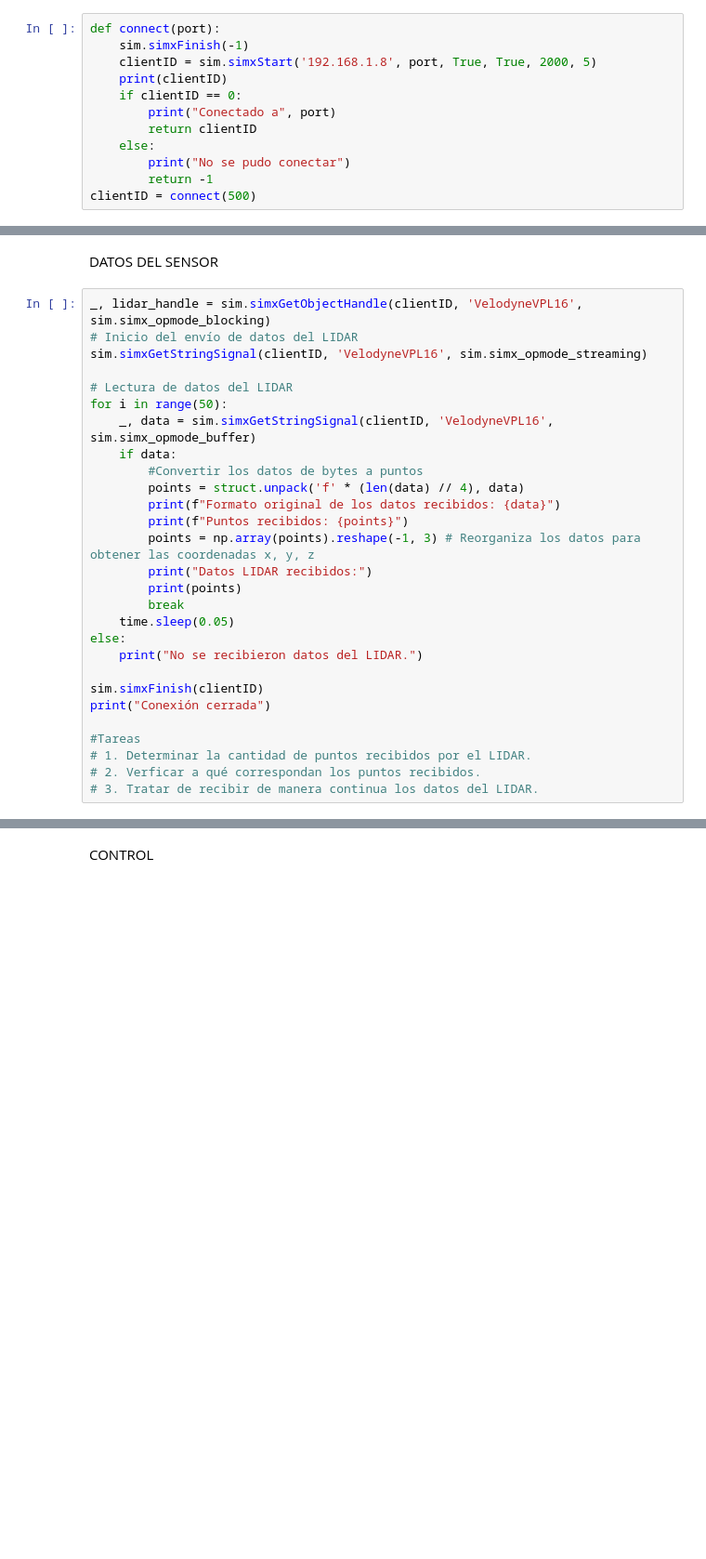
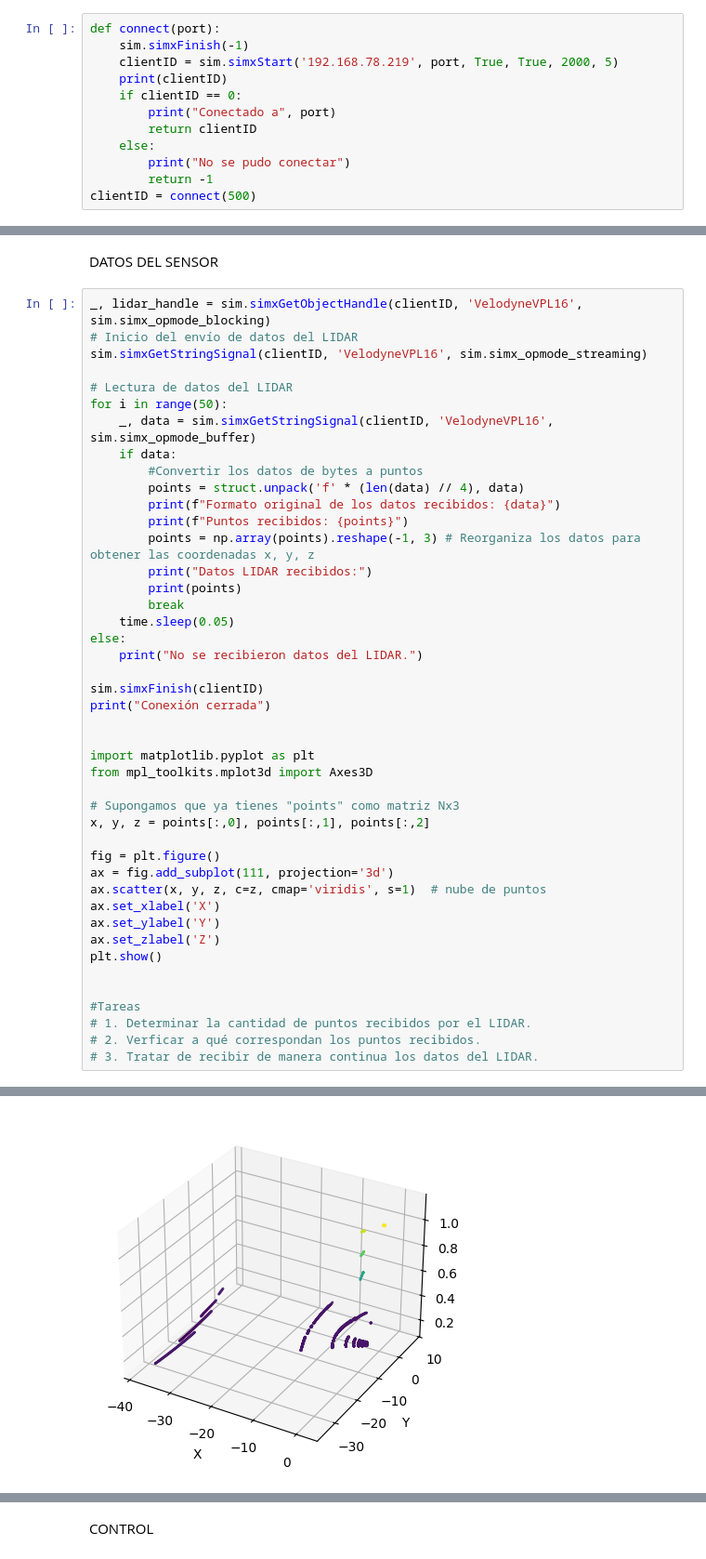
Before and after one commit to RoboGuide/RoboGuide, a Jupyter notebook: CoppeliaSim/LiDAR/Prueba.ipynb, the cells around one changed output, grey strips where cells are left out. Shown at 93% size. Cells and saved outputs as stored; diff of their text form; blank space fills up the shorter version.

```diff
--- a/CoppeliaSim/LiDAR/Prueba.ipynb
+++ b/CoppeliaSim/LiDAR/Prueba.ipynb
@@ -52,7 +32,7 @@ import struct
 # %%
 def connect(port):
     sim.simxFinish(-1)
-    clientID = sim.simxStart('192.168.1.8', port, True, True, 2000, 5)
+    clientID = sim.simxStart('192.168.78.219', port, True, True, 2000, 5)
     print(clientID)
     if clientID == 0:
         print("Conectado a", port)
@@ -113,6 +93,22 @@ else:
 sim.simxFinish(clientID)
 print("Conexión cerrada")
 
+
+import matplotlib.pyplot as plt
+from mpl_toolkits.mplot3d import Axes3D
+
+# Supongamos que ya tienes "points" como matriz Nx3
+x, y, z = points[:,0], points[:,1], points[:,2]
+
+fig = plt.figure()
+ax = fig.add_subplot(111, projection='3d')
+ax.scatter(x, y, z, c=z, cmap='viridis', s=1)  # nube de puntos
+ax.set_xlabel('X')
+ax.set_ylabel('Y')
+ax.set_zlabel('Z')
+plt.show()
+
+
 #Tareas
 # 1. Determinar la cantidad de puntos recibidos por el LIDAR.
 # 2. Verficar a qué correspondan los puntos recibidos.
@@ -123,0 +119 @@ Puntos recibidos: (3.2963647842407227, 3.3183841705322266, 0.1971336305141449, 3
+[figure, added]
```
Also changed, not shown: parts of 8 cells of this notebook.
